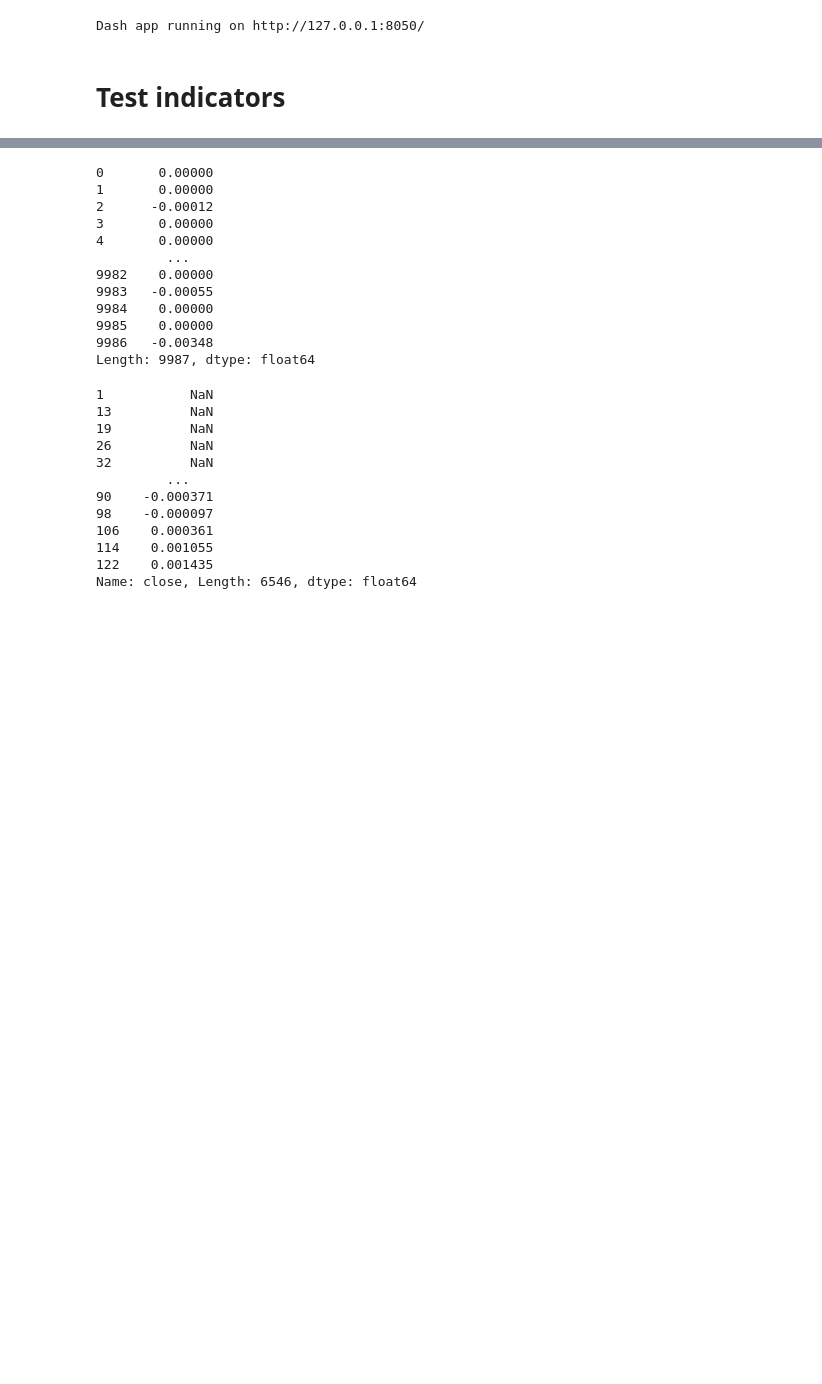
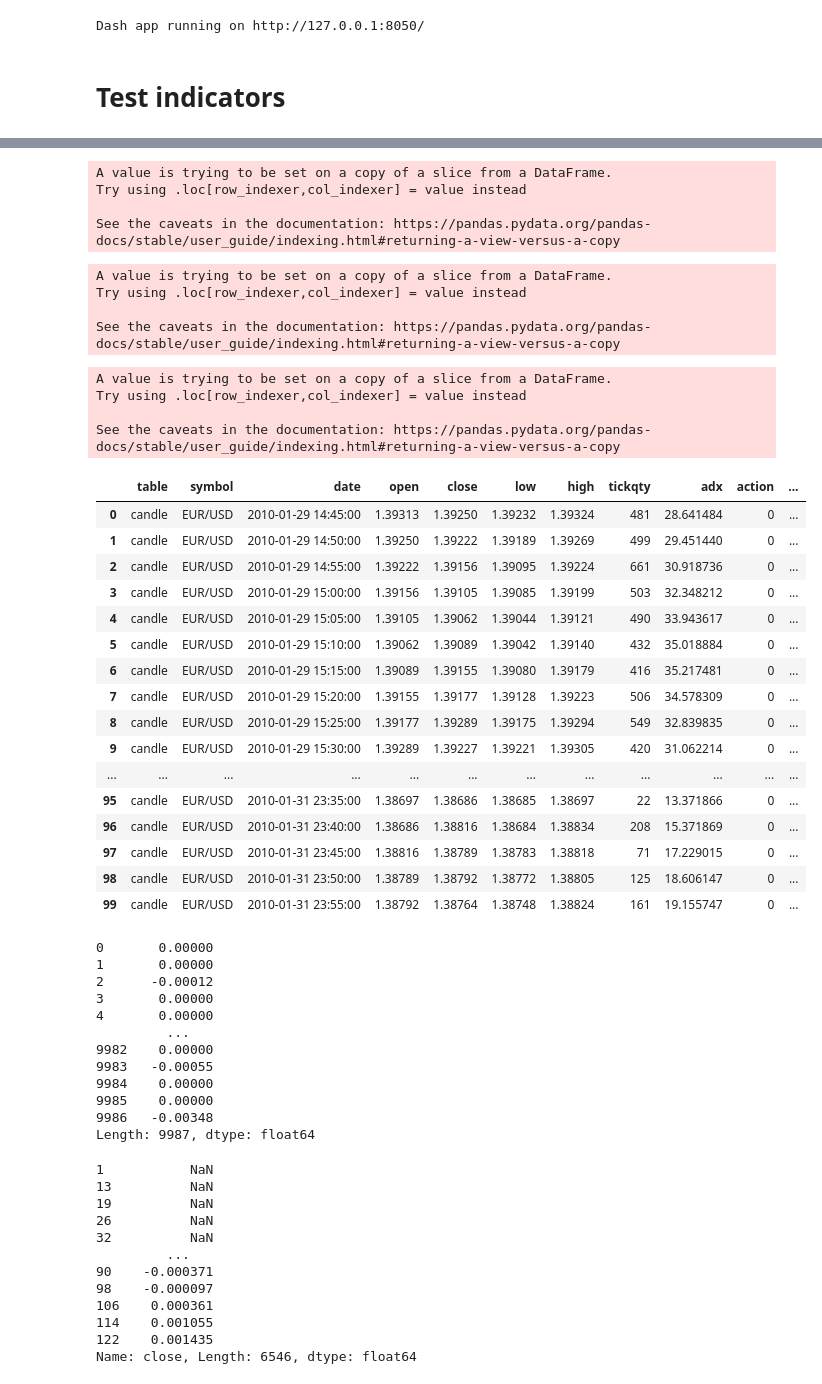
Before and after one commit to lhericourt/trading, a Jupyter notebook: notebooks/data_analysis.ipynb, the cells around one changed output, grey strips where cells are left out. Drawn from its saved outputs; the diff is of its cells as text; code cells hidden in the pictures; blank space fills up the shorter version.

```diff
--- a/notebooks/data_analysis.ipynb
+++ b/notebooks/data_analysis.ipynb
@@ -398,0 +345,11 @@ ValueError: Must have equal len keys and value when setting with an ndarray
+# %%
+candles_for_indicator.reset_index(drop=True, inplace=True)
+candles_for_indicator['action'] = 0
+candles_for_indicator.loc[10, 'action'] = 1
+candles_for_indicator.loc[15, 'action'] = -1
+candles_for_indicator.loc[20, 'action'] = -1
+candles_for_indicator.loc[21, 'action'] = 1
+candles_for_indicator.loc[50, 'action'] = 1
+candles_for_indicator.loc[52, 'action'] = -1
+candles_for_indicator.loc[60, 'action'] = 1
+candles_for_indicator.loc[64, 'action'] = -1
@@ -399,3 +368,45 @@ ValueError: Must have equal len keys and value when setting with an ndarray
+# %%
+candles_for_indicator['cumsum_action'] = candles_for_indicator['action'].cumsum()
+# %% [output]
+A value is trying to be set on a copy of a slice from a DataFrame.
+Try using .loc[row_indexer,col_indexer] = value instead
+
+See the caveats in the documentation: https://pandas.pydata.org/pandas-docs/stable/user_guide/indexing.html#returning-a-view-versus-a-copy
+# %%
+mask = (candles_for_indicator['action'] != 0) & (candles_for_indicator['cumsum_action'] == 0)
+candles_for_indicator.loc[mask, 'cumsum_action'] = candles_for_indicator.loc[mask, 'action'] * -1
+# %% [output]
+A value is trying to be set on a copy of a slice from a DataFrame.
+Try using .loc[row_indexer,col_indexer] = value instead
+
+See the caveats in the documentation: https://pandas.pydata.org/pandas-docs/stable/user_guide/indexing.html#returning-a-view-versus-a-copy
+# %%
+candles_for_indicator['ret'] = candles_for_indicator['cumsum_action'] * (candles_for_indicator['close'] - candles_for_indicator['open'])
+# %% [output]
+A value is trying to be set on a copy of a slice from a DataFrame.
+Try using .loc[row_indexer,col_indexer] = value instead
+
+See the caveats in the documentation: https://pandas.pydata.org/pandas-docs/stable/user_guide/indexing.html#returning-a-view-versus-a-copy
+# %%
+candles_for_indicator
+# %% [output]
+|  | table | symbol | date | open | close | low | high | tickqty | adx | action | ... |
+| 0 | candle | EUR/USD | 2010-01-29 14:45:00 | 1.39313 | 1.39250 | 1.39232 | 1.39324 | 481 | 28.641484 | 0 | ... |
+| 1 | candle | EUR/USD | 2010-01-29 14:50:00 | 1.39250 | 1.39222 | 1.39189 | 1.39269 | 499 | 29.451440 | 0 | ... |
+| 2 | candle | EUR/USD | 2010-01-29 14:55:00 | 1.39222 | 1.39156 | 1.39095 | 1.39224 | 661 | 30.918736 | 0 | ... |
+| 3 | candle | EUR/USD | 2010-01-29 15:00:00 | 1.39156 | 1.39105 | 1.39085 | 1.39199 | 503 | 32.348212 | 0 | ... |
+| 4 | candle | EUR/USD | 2010-01-29 15:05:00 | 1.39105 | 1.39062 | 1.39044 | 1.39121 | 490 | 33.943617 | 0 | ... |
+| 5 | candle | EUR/USD | 2010-01-29 15:10:00 | 1.39062 | 1.39089 | 1.39042 | 1.39140 | 432 | 35.018884 | 0 | ... |
+| 6 | candle | EUR/USD | 2010-01-29 15:15:00 | 1.39089 | 1.39155 | 1.39080 | 1.39179 | 416 | 35.217481 | 0 | ... |
+| 7 | candle | EUR/USD | 2010-01-29 15:20:00 | 1.39155 | 1.39177 | 1.39128 | 1.39223 | 506 | 34.578309 | 0 | ... |
+| 8 | candle | EUR/USD | 2010-01-29 15:25:00 | 1.39177 | 1.39289 | 1.39175 | 1.39294 | 549 | 32.839835 | 0 | ... |
+| 9 | candle | EUR/USD | 2010-01-29 15:30:00 | 1.39289 | 1.39227 | 1.39221 | 1.39305 | 420 | 31.062214 | 0 | ... |
+| ... | ... | ... | ... | ... | ... | ... | ... | ... | ... | ... | ... |
+| 95 | candle | EUR/USD | 2010-01-31 23:35:00 | 1.38697 | 1.38686 | 1.38685 | 1.38697 | 22 | 13.371866 | 0 | ... |
+| 96 | candle | EUR/USD | 2010-01-31 23:40:00 | 1.38686 | 1.38816 | 1.38684 | 1.38834 | 208 | 15.371869 | 0 | ... |
+| 97 | candle | EUR/USD | 2010-01-31 23:45:00 | 1.38816 | 1.38789 | 1.38783 | 1.38818 | 71 | 17.229015 | 0 | ... |
+| 98 | candle | EUR/USD | 2010-01-31 23:50:00 | 1.38789 | 1.38792 | 1.38772 | 1.38805 | 125 | 18.606147 | 0 | ... |
+| 99 | candle | EUR/USD | 2010-01-31 23:55:00 | 1.38792 | 1.38764 | 1.38748 | 1.38824 | 161 | 19.155747 | 0 | ... |
 # %%
 import numpy as np
 pd.Series(np.where(delta < 0, delta, 0))
```
Also changed, not shown: parts of 25 cells of this notebook, 3 other files.
